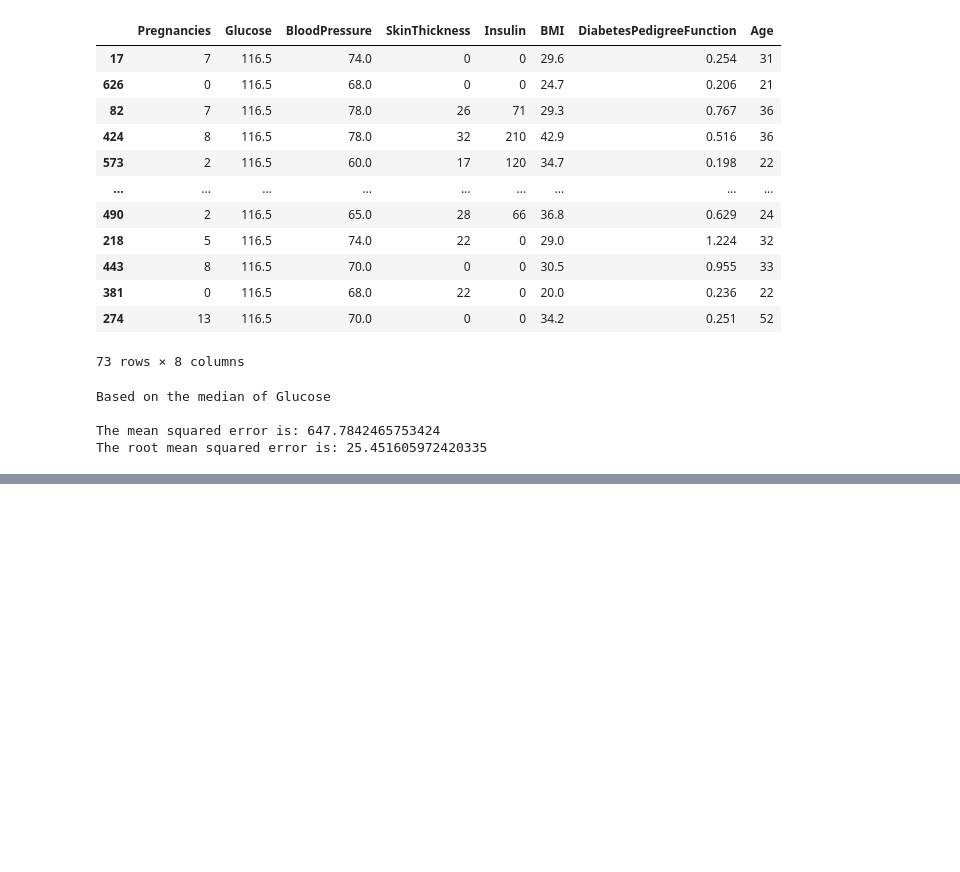
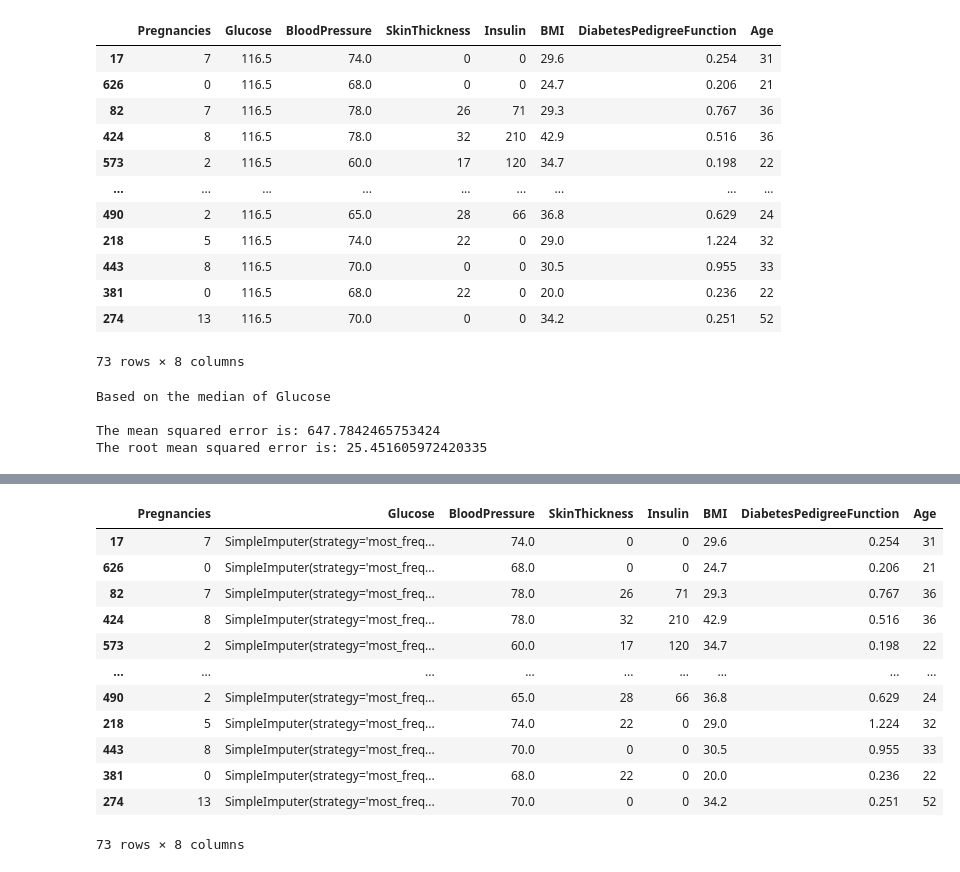
Before and after one commit to seankendall/UCD_Data_Mining, a Jupyter notebook: Practical 1/Practical1.ipynb, the cells around one changed output, grey strips where cells are left out. Saved outputs shown, nothing was run; the diff lists cells and outputs as text; code cells hidden in the pictures; blank space fills up the shorter version.

```diff
--- a/Practical 1/Practical1.ipynb
+++ b/Practical 1/Practical1.ipynb
@@ -451,8 +446,8 @@ Based on the median of Glucose
 The mean squared error is: 647.7842465753424
 The root mean squared error is: 25.451605972420335
 # %%
-# 8 - using scikit-learn SimpleImputer with the 'most_frequent' strategy to calculate RMSE
-imputer = SimpleImputer(strategy='most_frequent')
+# 8 - using scikit-learn SimpleImputer with the 'most_frequent' strategy, and calculating RMSE
+X_test4 = X_test.copy()
 
-X_train_imputed = imputer.fit_transform(X_train)
-X_test_imputed = imputer.transform(X_test)
+X_test4["Glucose"] = np.NaN
+X_test4
@@ -458,0 +468,19 @@ X_test_imputed = imputer.transform(X_test)
+# %%
+imputer = SimpleImputer(strategy='most_frequent')
+
+X_test4["Glucose"] = imputer.fit(X_train["Glucose"].values.reshape(-1,1))
+X_test4
+# %% [output]
+|  | Pregnancies | Glucose | BloodPressure | SkinThickness | Insulin | BMI | DiabetesPedigreeFunction | Age |
+| 17 | 7 | SimpleImputer(strategy='most_freq... | 74.0 | 0 | 0 | 29.6 | 0.254 | 31 |
+| 626 | 0 | SimpleImputer(strategy='most_freq... | 68.0 | 0 | 0 | 24.7 | 0.206 | 21 |
+| 82 | 7 | SimpleImputer(strategy='most_freq... | 78.0 | 26 | 71 | 29.3 | 0.767 | 36 |
+| 424 | 8 | SimpleImputer(strategy='most_freq... | 78.0 | 32 | 210 | 42.9 | 0.516 | 36 |
+| 573 | 2 | SimpleImputer(strategy='most_freq... | 60.0 | 17 | 120 | 34.7 | 0.198 | 22 |
+| ... | ... | ... | ... | ... | ... | ... | ... | ... |
+| 490 | 2 | SimpleImputer(strategy='most_freq... | 65.0 | 28 | 66 | 36.8 | 0.629 | 24 |
+| 218 | 5 | SimpleImputer(strategy='most_freq... | 74.0 | 22 | 0 | 29.0 | 1.224 | 32 |
+| 443 | 8 | SimpleImputer(strategy='most_freq... | 70.0 | 0 | 0 | 30.5 | 0.955 | 33 |
+| 381 | 0 | SimpleImputer(strategy='most_freq... | 68.0 | 22 | 0 | 20.0 | 0.236 | 22 |
+| 274 | 13 | SimpleImputer(strategy='most_freq... | 70.0 | 0 | 0 | 34.2 | 0.251 | 52 |
+73 rows × 8 columns
```
Also changed, not shown: parts of 12 cells of this notebook, 4 other files.
